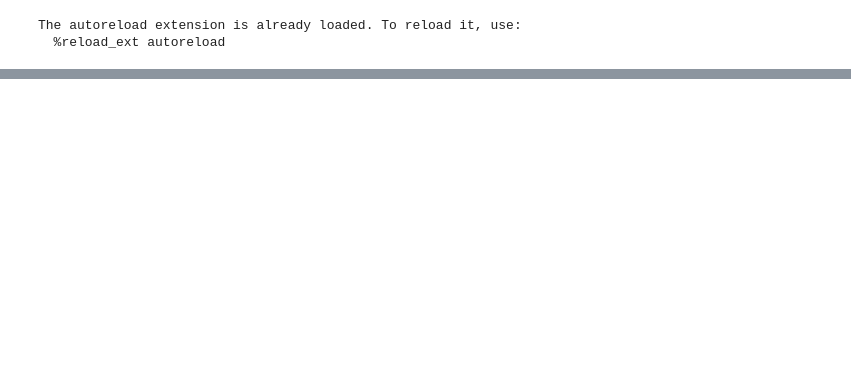
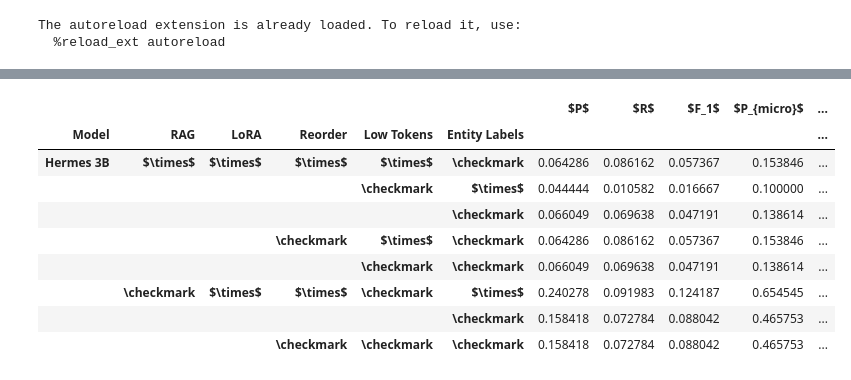
Before and after one commit to Dakantz/CLEANR, a Jupyter notebook: submission/evaluation.ipynb, the cells around one changed output, grey strips where cells are left out. Drawn from its saved outputs; the diff is of its cells as text; code cells hidden in the pictures; blank space fills up the shorter version.

```diff
--- a/submission/evaluation.ipynb
+++ b/submission/evaluation.ipynb
@@ -129,9 +188,20 @@ task_6_2_1_df.to_latex(
 # %%
-task_6_2_1_df.to_latex(
-    "report/task_6_2_1.tex",
+task_6_2_1_df[top_results:].to_latex(
+    report_dir / "task_6_2_1.tex",
     float_format="%.2f",
-    caption="Further Dev Set Result for Task 6.2.1 for various models and approaches.",
-    label="tab:task:6_2_1:more",
-    index=False,
+    caption="Dev Set Result for Task 6.2.1 for various models and approaches.",
+    label=f"tab:task:6_2_1{lbl_xtra}",
 )
+task_6_2_1_df
+# %% [output]
+|  |  |  |  |  |  | $P$ | $R$ | $F_1$ | $P_{micro}$ | ... |
+| Model | RAG | LoRA | Reorder | Low Tokens | Entity Labels |  |  |  |  | ... |
+| Hermes 3B | $\times$ | $\times$ | $\times$ | $\times$ | \checkmark | 0.064286 | 0.086162 | 0.057367 | 0.153846 | ... |
+|  |  |  |  | \checkmark | $\times$ | 0.044444 | 0.010582 | 0.016667 | 0.100000 | ... |
+|  |  |  |  |  | \checkmark | 0.066049 | 0.069638 | 0.047191 | 0.138614 | ... |
+|  |  |  | \checkmark | $\times$ | \checkmark | 0.064286 | 0.086162 | 0.057367 | 0.153846 | ... |
+|  |  |  |  | \checkmark | \checkmark | 0.066049 | 0.069638 | 0.047191 | 0.138614 | ... |
+|  | \checkmark | $\times$ | $\times$ | \checkmark | $\times$ | 0.240278 | 0.091983 | 0.124187 | 0.654545 | ... |
+|  |  |  |  |  | \checkmark | 0.158418 | 0.072784 | 0.088042 | 0.465753 | ... |
+|  |  |  | \checkmark | \checkmark | \checkmark | 0.158418 | 0.072784 | 0.088042 | 0.465753 | ... |
 # %%
```
Also changed, not shown: parts of 6 cells of this notebook, 10 other files.
